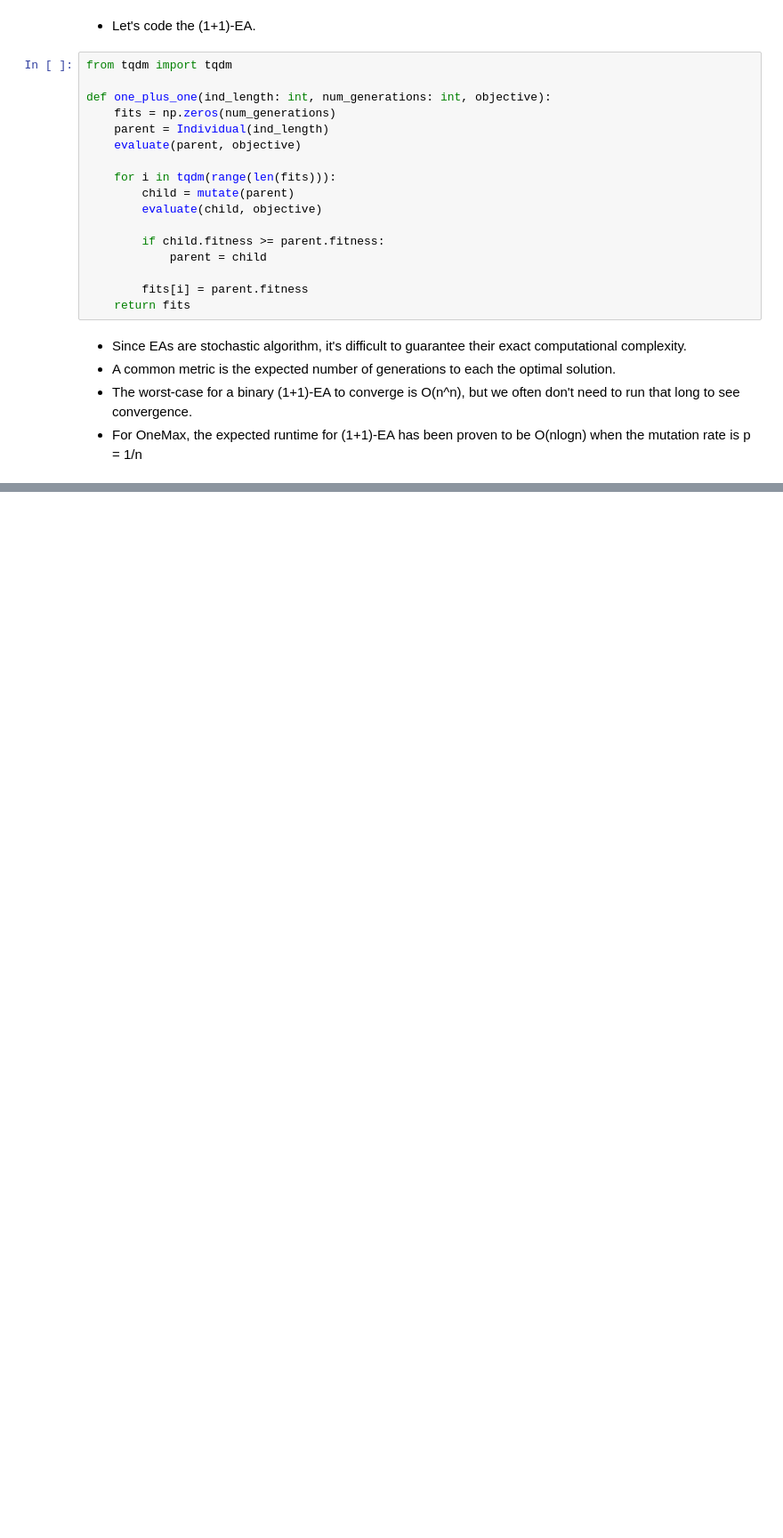
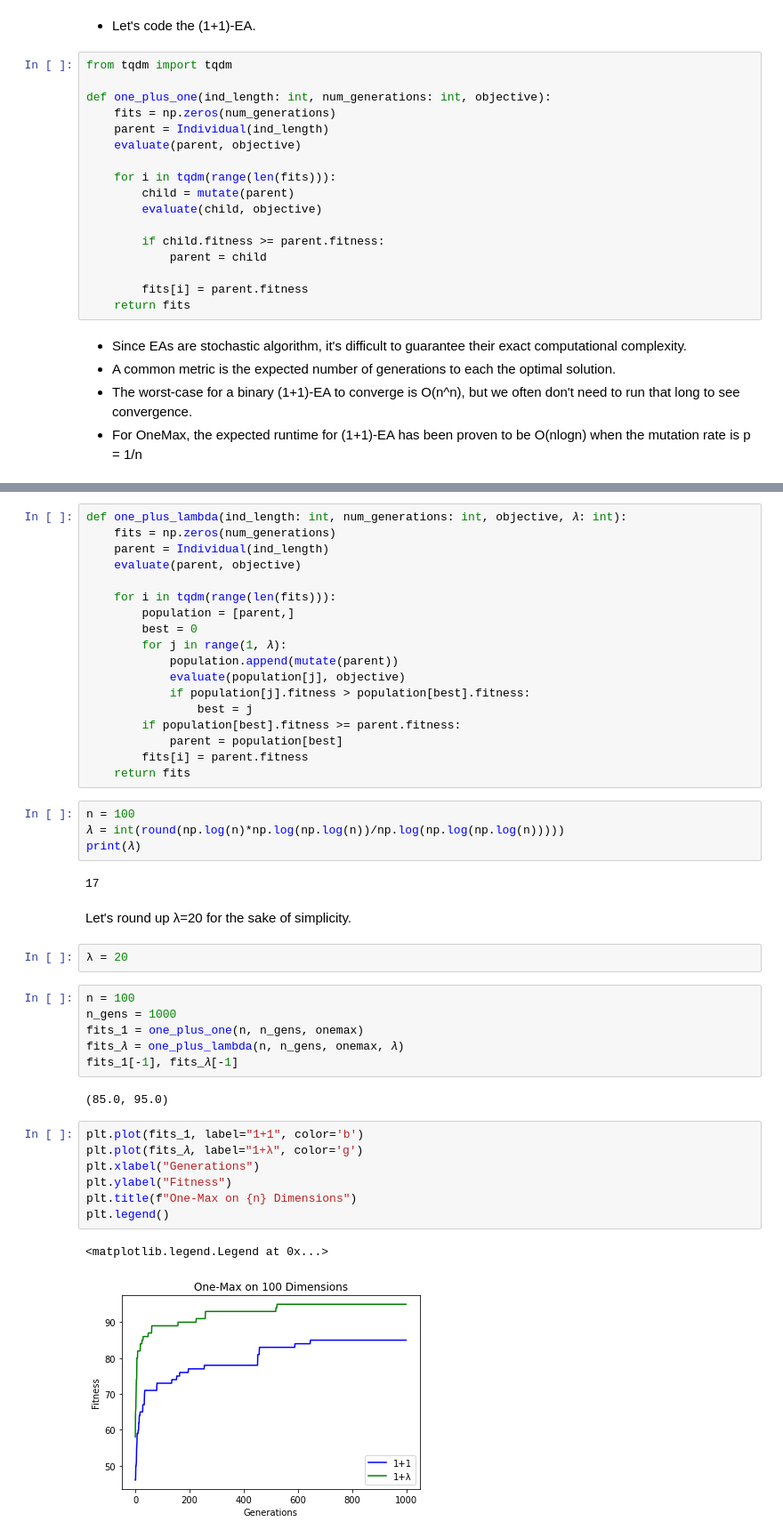
Before and after one commit to HendrickPhan/Evolution-Algorithm-Exercises, a Jupyter notebook: exer_1/BT1_220101024.ipynb, the cells around one changed output, grey strips where cells are left out. Shown: that part at 89% size. Drawn from its saved outputs; the diff is of its cells as text; blank space fills up the shorter version.

```diff
--- a/exer_1/BT1_220101024.ipynb
+++ b/exer_1/BT1_220101024.ipynb
@@ -171,0 +244,46 @@ TypeError: 'module' object is not callable
+# %%
+def one_plus_lambda(ind_length: int, num_generations: int, objective, 𝜆: int):
+    fits = np.zeros(num_generations)
+    parent = Individual(ind_length)
+    evaluate(parent, objective)
+
+    for i in tqdm(range(len(fits))):
+        population = [parent,]
+        best = 0
+        for j in range(1, 𝜆):
+            population.append(mutate(parent))
+            evaluate(population[j], objective)
+            if population[j].fitness > population[best].fitness:
+                best = j
+        if population[best].fitness >= parent.fitness:
+            parent = population[best]
+        fits[i] = parent.fitness
+    return fits
+# %%
+n = 100
+𝜆 = int(round(np.log(n)*np.log(np.log(n))/np.log(np.log(np.log(n)))))
+print(𝜆)
+# %% [output]
+17
+# %% [markdown]
+Let's round up λ=20 for the sake of simplicity.
+# %%
+λ = 20
+# %%
+n = 100
+n_gens = 1000
+fits_1 = one_plus_one(n, n_gens, onemax)
+fits_𝜆 = one_plus_lambda(n, n_gens, onemax, 𝜆)
+fits_1[-1], fits_𝜆[-1]
+# %% [output]
+(85.0, 95.0)
+# %%
+plt.plot(fits_1, label="1+1", color='b')
+plt.plot(fits_𝜆, label="1+λ", color='g')
+plt.xlabel("Generations")
+plt.ylabel("Fitness")
+plt.title(f"One-Max on {n} Dimensions")
+plt.legend()
+# %% [output]
+<matplotlib.legend.Legend at 0x...>
+[figure, added]
```
Also changed, not shown: parts of 45 cells of this notebook, 1 other file.
